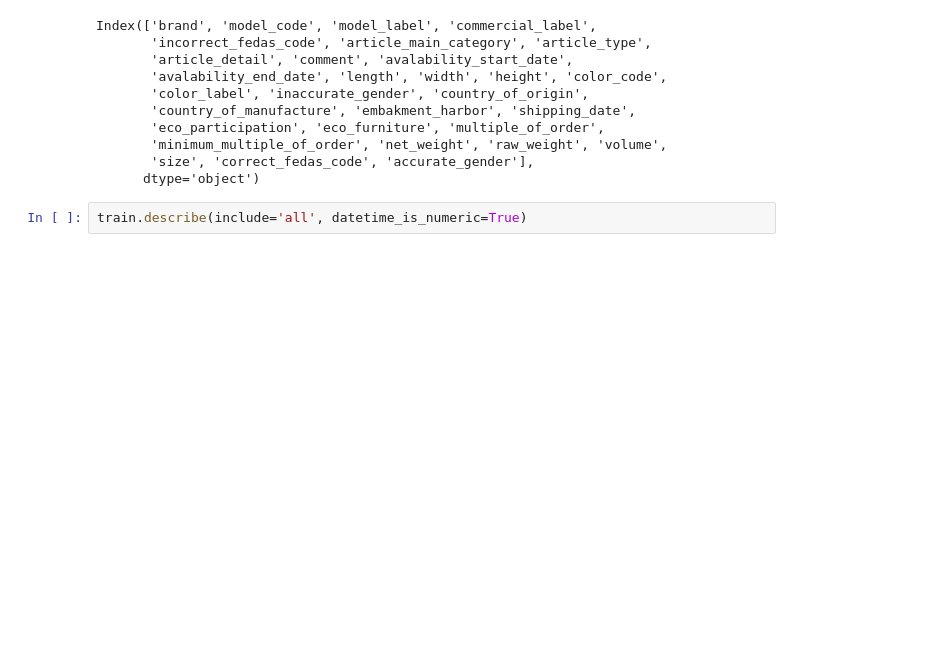
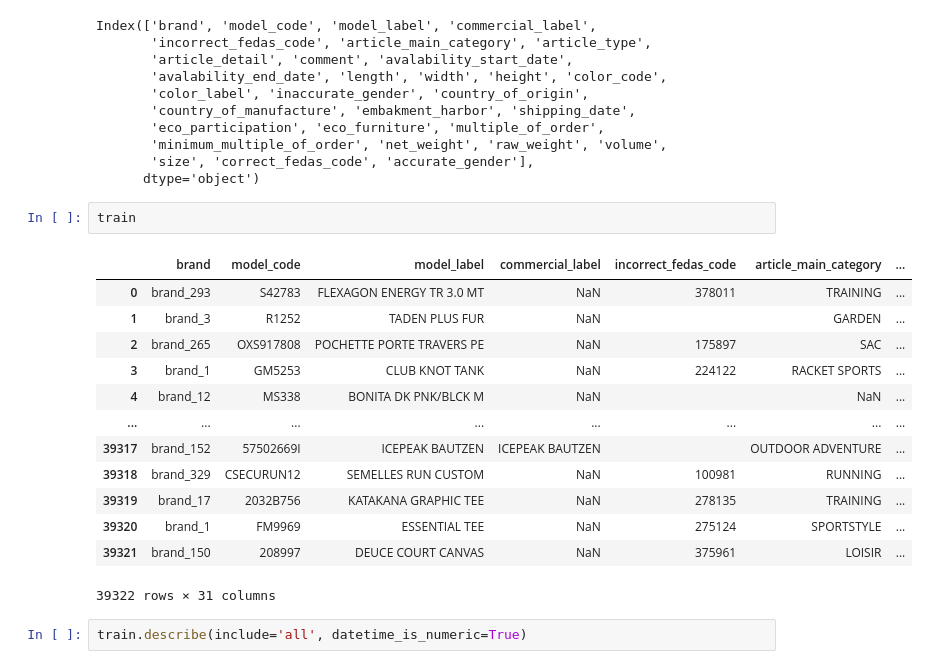
Before and after one commit to SoCrespo/technical_test, a Jupyter notebook: technical_test.ipynb, the cells around one changed output. Saved outputs shown, nothing was run; the diff lists cells and outputs as text; blank space fills up the shorter version.

```diff
--- a/technical_test.ipynb
+++ b/technical_test.ipynb
@@ -53,6 +51,22 @@ Index(['brand', 'model_code', 'model_label', 'commercial_label',
        'minimum_multiple_of_order', 'net_weight', 'raw_weight', 'volume',
        'size', 'correct_fedas_code', 'accurate_gender'],
       dtype='object')
+# %%
+train
+# %% [output]
+|  | brand | model_code | model_label | commercial_label | incorrect_fedas_code | article_main_category | ... |
+| 0 | brand_293 | S42783 | FLEXAGON ENERGY TR 3.0 MT | NaN | 378011 | TRAINING | ... |
+| 1 | brand_3 | R1252 | TADEN PLUS FUR | NaN |  | GARDEN | ... |
+| 2 | brand_265 | OXS917808 | POCHETTE PORTE TRAVERS PE | NaN | 175897 | SAC | ... |
+| 3 | brand_1 | GM5253 | CLUB KNOT TANK | NaN | 224122 | RACKET SPORTS | ... |
+| 4 | brand_12 | MS338 | BONITA DK PNK/BLCK M | NaN |  | NaN | ... |
+| ... | ... | ... | ... | ... | ... | ... | ... |
+| 39317 | brand_152 | 57502669I | ICEPEAK BAUTZEN | ICEPEAK BAUTZEN |  | OUTDOOR ADVENTURE | ... |
+| 39318 | brand_329 | CSECURUN12 | SEMELLES RUN CUSTOM | NaN | 100981 | RUNNING | ... |
+| 39319 | brand_17 | 2032B756 | KATAKANA GRAPHIC TEE | NaN | 278135 | TRAINING | ... |
+| 39320 | brand_1 | FM9969 | ESSENTIAL TEE | NaN | 275124 | SPORTSTYLE | ... |
+| 39321 | brand_150 | 208997 | DEUCE COURT CANVAS | NaN | 375961 | LOISIR | ... |
+39322 rows × 31 columns
 # %%
 train.describe(include='all', datetime_is_numeric=True)
 # %% [output]
```
Also changed, not shown: parts of 33 cells of this notebook.
